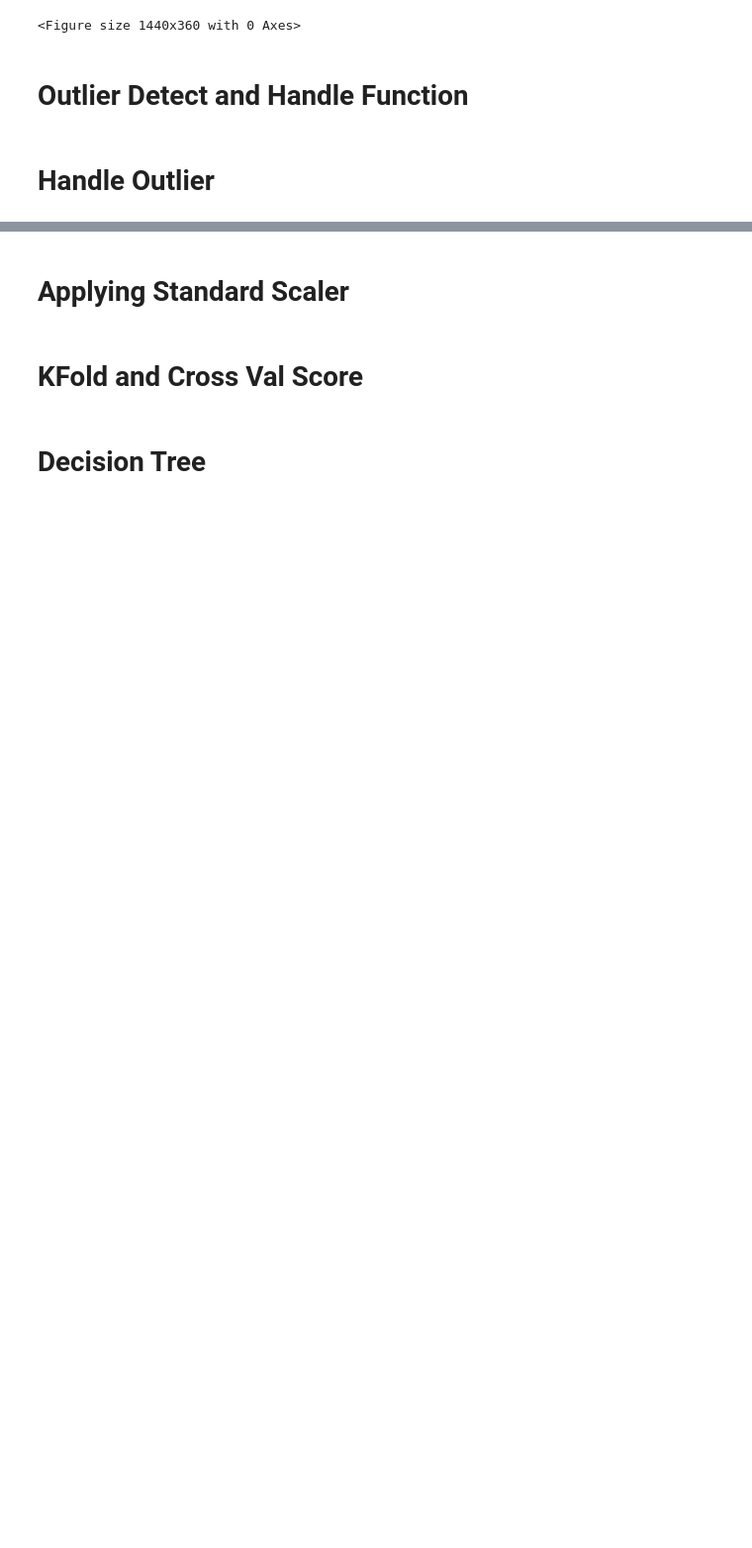
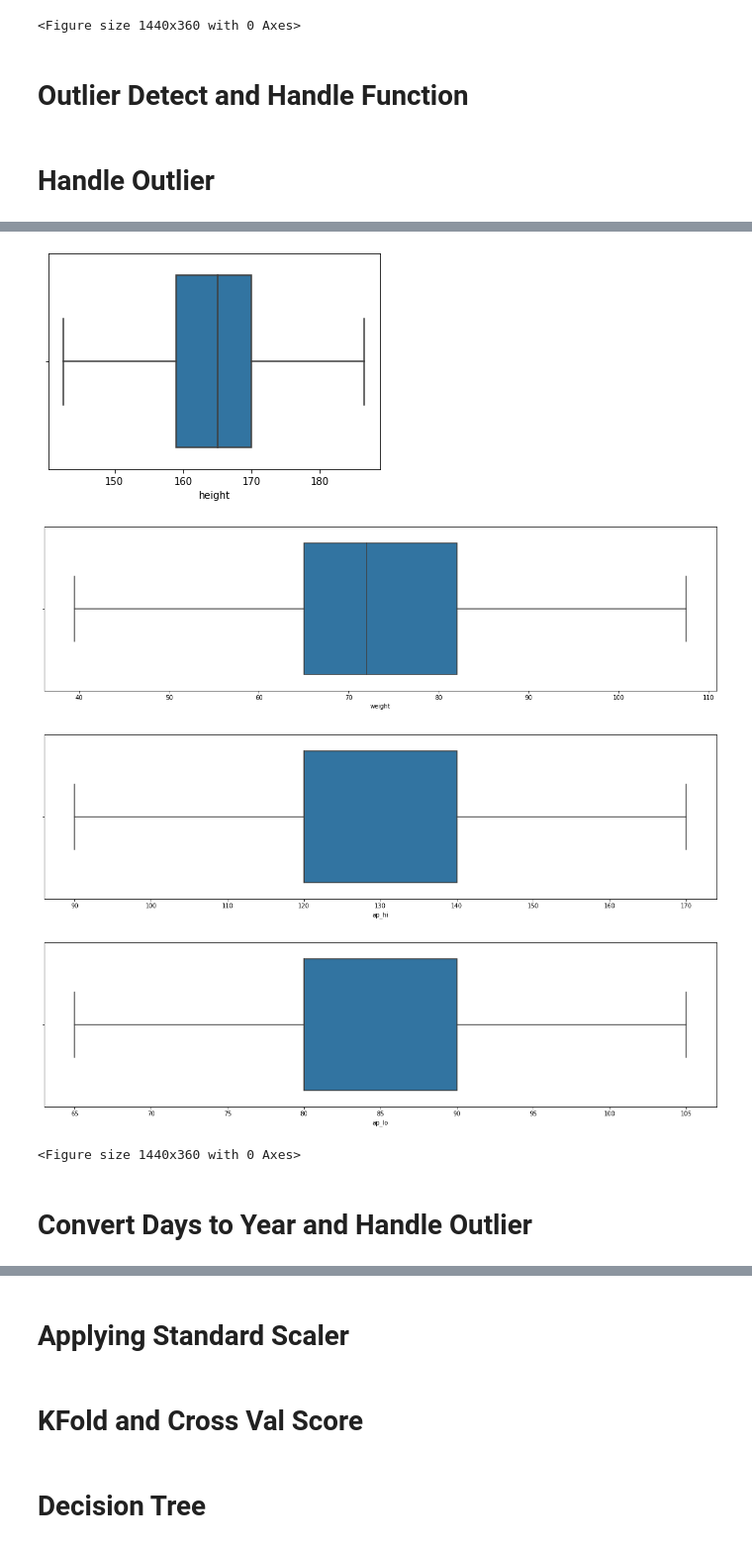
Before and after one commit to Rafath-Auvee/CVD, a Jupyter notebook: Machine Learning Algorithm.ipynb, the cells around one changed output, grey strips where cells are left out. Shown: that part at 99% size. Saved outputs shown, nothing was run; the diff lists cells and outputs as text; code cells hidden in the pictures; blank space fills up the shorter version.

```diff
--- a/Machine Learning Algorithm.ipynb
+++ b/Machine Learning Algorithm.ipynb
@@ -88,8 +79,3 @@ def outlier(coloumn):
     return coloumn
 # %% [markdown]
 # Handle Outlier
-# %%
-for i in data.iloc[:,1:-1]:
-    data[i] = outlier(data[i])
-    sns.boxplot(data[i])
-    plt.figure(figsize=(20,5))
@@ -109,0 +82,13 @@ for i in data.iloc[:,1:-1]:
+# %%
+for i in data.iloc[:,3:7]:
+    data[i] = outlier(data[i])
+    sns.boxplot(data[i])
+    plt.figure(figsize=(20,5))
+# %% [output]
+[figure, added]
+[figure, added]
+[figure, added]
+[figure, added]
+<Figure size 1440x360 with 0 Axes>
+# %% [markdown]
+# Convert Days to Year and Handle Outlier
```
Also changed, not shown: parts of 26 cells of this notebook, 7 other files.
